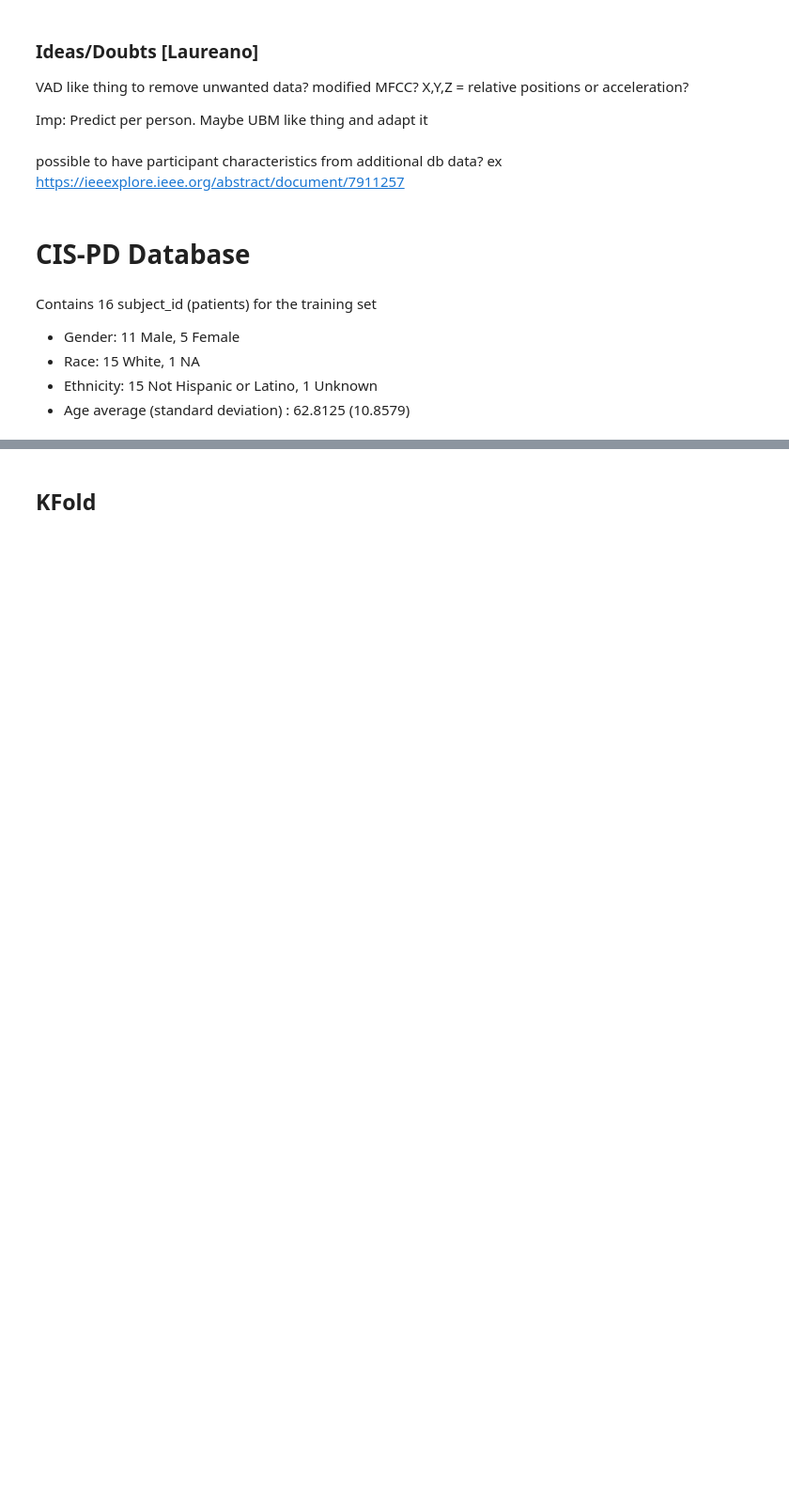
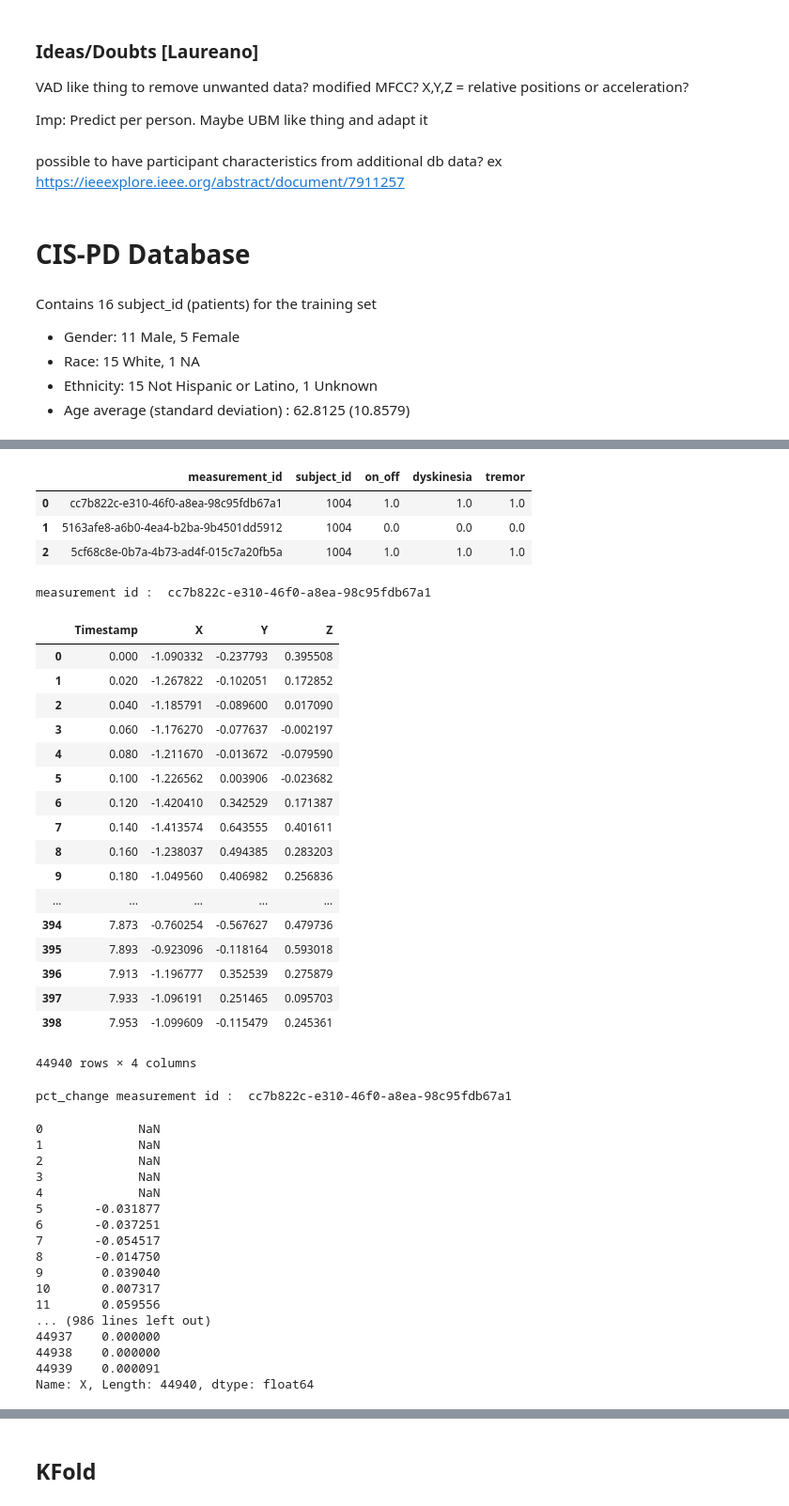
Before and after one commit to Mymoza/BeatPD-CLSP-JHU, a Jupyter notebook: analyze_data.ipynb, the cells around one changed output, grey strips where cells are left out. Shown at 94% size. Saved outputs shown, nothing was run; the diff lists cells and outputs as text; code cells hidden in the pictures; blank space fills up the shorter version.

```diff
--- a/analyze_data.ipynb
+++ b/analyze_data.ipynb
@@ -238,22 +224,0 @@ plot_accelerometer(data_type=data_type, display_df_train_data=True, path_acceler
-# %%
-# def remove_silence():
-for idx in df_train_label.index:
-    df_train_data=pd.read_csv(path_train_data+df_train_label["measurement_id"][idx]+'.csv')
-    cols_to_norm = ['x','y','z'] if data_type == 'real' else ['X','Y','Z']
-    df_train_data[cols_to_norm] = df_train_data[cols_to_norm].apply(lambda x: (x - x.min()) / (x.max() - x.min()))
-#     pd.set_option('display.max_rows', 1000)
-    df_pct_change = df_train_data['X'].pct_change(periods=5)
-    df_pct_change.columns = ['col']
-#     display(df_pct_change)
-    df_pct_change = df_pct_change[df_pct_change > 0.01]
-    #print(df_pct_change.index)
-    filter_df = df_train_data[df_train_data.index.isin(df_pct_change.index.to_list())]
-    #print(type(filter_df))
-#display(filter_df)
-
-# Plot the accelerometer data
-plot_accelerometer(data_type=data_type, display_df_train_data=False, path_accelerometer_plots=path_save_accelerometer_plots, df=filter_df)
-
-#filter_df.plot(x='Timestamp',y='X',kind='scatter', legend=True, subplots=True,title='llo')
-#     display(df_train_data[df_train_data.index.isin(df_pct_change)])
-#     print(df_train_data.index)
@@ -282,0 +271,58 @@ plot_accelerometer(data_type=data_type, display_df_train_data=False, path_accele
+# %%
+data_type='cis'
+
+# TODO: explain
+path_train_data, df_train_label = define_data_type(data_type=data_type)
+
+list_measurement_id=['5cf68c8e-0b7a-4b73-ad4f-015c7a20fb5a',
+                     'cc7b822c-e310-46f0-a8ea-98c95fdb67a1',
+                     '5163afe8-a6b0-4ea4-b2ba-9b4501dd5912']
+
+df_train_label = interesting_patients(df_train_label=df_train_label, list_measurement_id=list_measurement_id)
+
+path_no_silence_data = remove_silence(df_train_label)
+
+# Plot the accelerometer data
+plot_accelerometer(data_type=data_type, path_accelerometer_plots=path_save_accelerometer_plots, path_silence=path_no_silence_data)
+# %% [output]
+|  | measurement_id | subject_id | on_off | dyskinesia | tremor |
+| 0 | cc7b822c-e310-46f0-a8ea-98c95fdb67a1 | 1004 | 1.0 | 1.0 | 1.0 |
+| 1 | 5163afe8-a6b0-4ea4-b2ba-9b4501dd5912 | 1004 | 0.0 | 0.0 | 0.0 |
+| 2 | 5cf68c8e-0b7a-4b73-ad4f-015c7a20fb5a | 1004 | 1.0 | 1.0 | 1.0 |
+measurement id :  cc7b822c-e310-46f0-a8ea-98c95fdb67a1
+|  | Timestamp | X | Y | Z |
+| 0 | 0.000 | -1.090332 | -0.237793 | 0.395508 |
+| 1 | 0.020 | -1.267822 | -0.102051 | 0.172852 |
+| 2 | 0.040 | -1.185791 | -0.089600 | 0.017090 |
+| 3 | 0.060 | -1.176270 | -0.077637 | -0.002197 |
+| 4 | 0.080 | -1.211670 | -0.013672 | -0.079590 |
+| 5 | 0.100 | -1.226562 | 0.003906 | -0.023682 |
+| 6 | 0.120 | -1.420410 | 0.342529 | 0.171387 |
+| 7 | 0.140 | -1.413574 | 0.643555 | 0.401611 |
+| 8 | 0.160 | -1.238037 | 0.494385 | 0.283203 |
+| 9 | 0.180 | -1.049560 | 0.406982 | 0.256836 |
+| ... | ... | ... | ... | ... |
+| 394 | 7.873 | -0.760254 | -0.567627 | 0.479736 |
+| 395 | 7.893 | -0.923096 | -0.118164 | 0.593018 |
+| 396 | 7.913 | -1.196777 | 0.352539 | 0.275879 |
+| 397 | 7.933 | -1.096191 | 0.251465 | 0.095703 |
+| 398 | 7.953 | -1.099609 | -0.115479 | 0.245361 |
+44940 rows × 4 columns
+pct_change measurement id :  cc7b822c-e310-46f0-a8ea-98c95fdb67a1
+0             NaN
+1             NaN
+2             NaN
+3             NaN
+4             NaN
+5       -0.031877
+6       -0.037251
+7       -0.054517
+8       -0.014750
+9        0.039040
+10       0.007317
+11       0.059556
+... (986 lines left out)
+44937    0.000000
+44938    0.000000
+44939    0.000091
+Name: X, Length: 44940, dtype: float64
```
Also changed, not shown: parts of 18 cells of this notebook.
